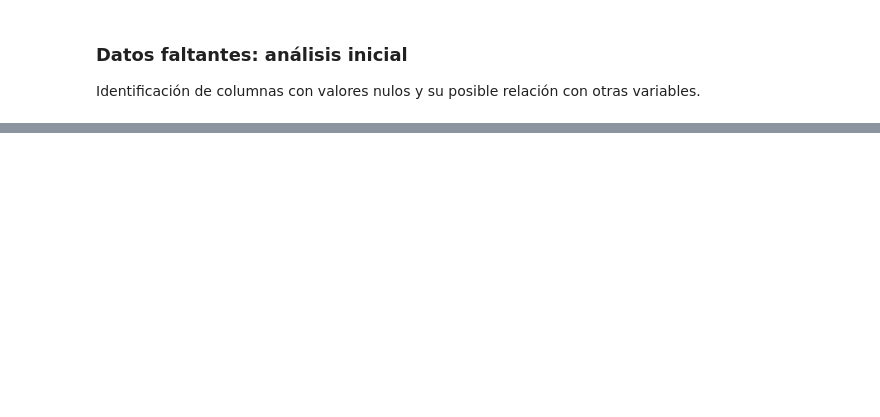
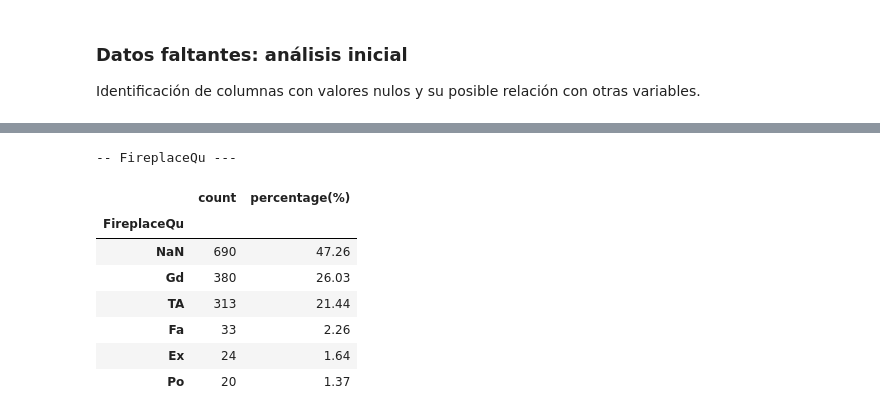
Before and after one commit to Albe036/ML-house-prices, a Jupyter notebook: notebooks/eda_001.ipynb, the cells around one changed output, grey strips where cells are left out. Saved outputs shown, nothing was run; the diff lists cells and outputs as text; code cells hidden in the pictures; blank space fills up the shorter version.

```diff
--- a/notebooks/eda_001.ipynb
+++ b/notebooks/eda_001.ipynb
@@ -130,0 +241,14 @@ missing_data
+# %%
+#MasVnrType: Tipo de revestimiento de mampostería.
+print(f"-- MasVnrType ---")
+#Visualización de los datos faltantes, cantidad y porcentaje
+missing_masvnrtype = pd.DataFrame(df_train['MasVnrType'].value_counts(dropna=False))
+missing_masvnrtype['percentage(%)'] = np.round(missing_masvnrtype['count'] / df_train.shape[0] * 100, 2)
+display(missing_masvnrtype)
+#Se da por hecho que si MasVnrArea es 0, entonces MasVnrType es NA
+condition_impute = (df_train['MasVnrType'].isnull()) & (df_train['MasVnrArea'] == 0)
+df_train.loc[condition_impute, 'MasVnrType'] = df_train['MasVnrType'].fillna('NA')
+#Basado en Foundation: cimientos se imputa por el valor similar CBlock y Pconc
+condition_impute2 = (df_train['MasVnrType'].isnull()) & ((df_train['Foundation'] == 'CBlock') | (df_train['Foundation'] == 'PConc'))
+df_train.loc[condition_impute2, 'MasVnrType'] = df_train['MasVnrType'].fillna('CBlock')
+df_train['MasVnrType'].unique()
@@ -130,0 +264,20 @@ missing_data
+# %%
+#FireplaceQu: Calidad de la chimenea.
+print(f"-- FireplaceQu ---")
+#Visualización de los datos faltantes, cantidad y porcentaje
+missing_fireplacequ = pd.DataFrame(df_train['FireplaceQu'].value_counts(dropna=False))
+missing_fireplacequ['percentage(%)'] = np.round(missing_fireplacequ['count'] / df_train.shape[0] * 100, 2)
+display(missing_fireplacequ)
+#Se da por hecho que si Fireplaces es 0, entonces FireplaceQu es NA
+condition_fireplacequ = (df_train['FireplaceQu'].isnull()) & (df_train['Fireplaces'] == 0)
+df_train.loc[condition_fireplacequ, 'FireplaceQu'] = df_train['FireplaceQu'].fillna('NA')
+# %% [output]
+-- FireplaceQu ---
+|  | count | percentage(%) |
+| FireplaceQu |  |  |
+| NaN | 690 | 47.26 |
+| Gd | 380 | 26.03 |
+| TA | 313 | 21.44 |
+| Fa | 33 | 2.26 |
+| Ex | 24 | 1.64 |
+| Po | 20 | 1.37 |
```
Also changed, not shown: parts of 10 cells of this notebook, 1 other file.
